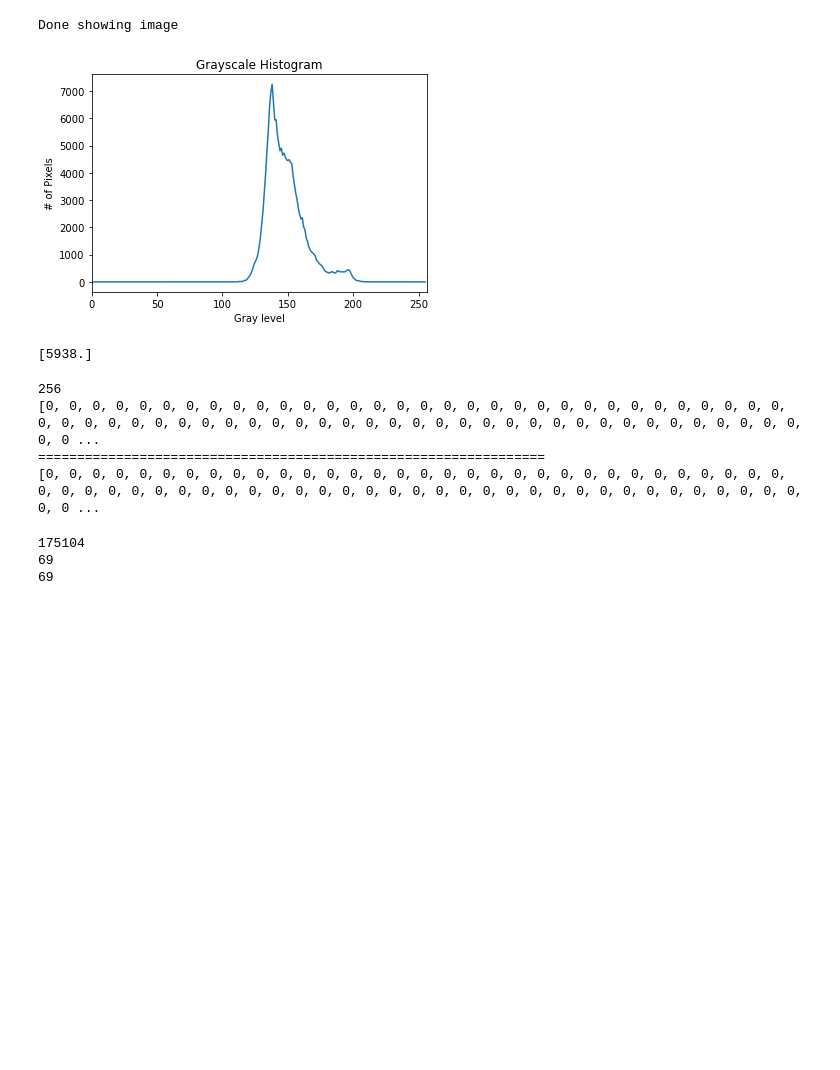
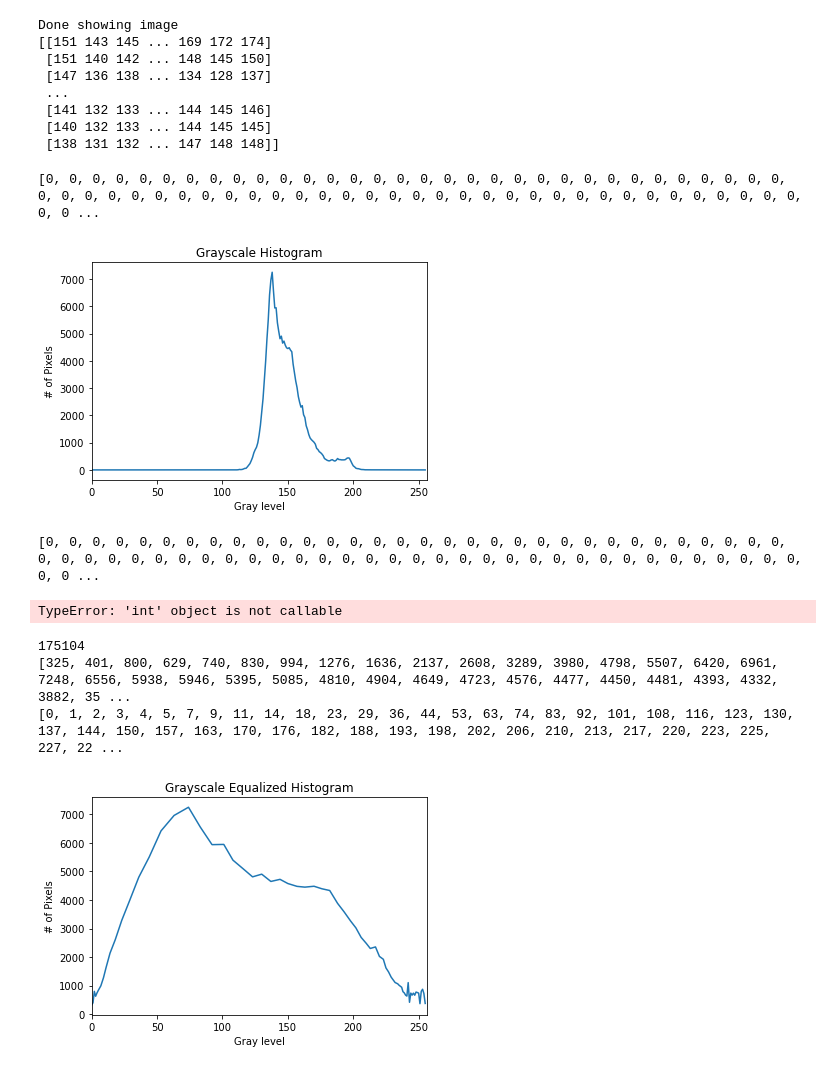
Before and after one commit to majockster/comp478_assignment1, a Jupyter notebook: assignment1_programming.ipynb, the cells around one changed output. Cells and saved outputs as stored; diff of their text form; code cells hidden in the pictures; blank space fills up the shorter version.

Commit message:
caclulate histogram

```diff
--- a/assignment1_programming.ipynb
+++ b/assignment1_programming.ipynb
@@ -8,9 +8,34 @@ cv2.waitKey(0)
 cv2.destroyAllWindows()
 
 print('Done showing image')
+print(current_image)
 # %% [output]
 Done showing image
+[[151 143 145 ... 169 172 174]
+ [151 140 142 ... 148 145 150]
+ [147 136 138 ... 134 128 137]
+ ...
+ [141 132 133 ... 144 145 146]
+ [140 132 133 ... 144 145 145]
+ [138 131 132 ... 147 148 148]]
 # %%
+rk = []
+for i in range(256):
+    rk.append(i)
+pixels_count_per_intensity = []
+sum = 0
+for x in rk:
+    for i in range(len(current_image)):
+        for j in range(len(current_image[i])):
+            if current_image[i][j] == x:
+                sum += 1
+    pixels_count_per_intensity.append(sum)
+    sum = 0
+# print(sum(pixels_count_per_intensity))
+print(pixels_count_per_intensity)
+
+
+
 hist = cv2.calcHist([current_image], [0], None, [256], [0,256])
 # print(hist)
 plt.figure()
@@ -21,8 +46,8 @@ plt.plot(hist)
 plt.xlim([0, 256])
 plt.show()
 # %% [output]
+[0, 0, 0, 0, 0, 0, 0, 0, 0, 0, 0, 0, 0, 0, 0, 0, 0, 0, 0, 0, 0, 0, 0, 0, 0, 0, 0, 0, 0, 0, 0, 0, 0, 0, 0, 0, 0, 0, 0, 0, 0, 0, 0, 0, 0, 0, 0, 0, 0, 0, 0, 0, 0, 0, 0, 0, 0, 0, 0, 0, 0, 0, 0, 0, 0, 0, 0 ...
 [figure]
-[5938.]
 # %%
 # equilized_image = cv2.equalizeHist(current_image)
 def get_length(a):
@@ -30,7 +55,7 @@ def get_length(a):
 np = map(get_length,hist)
 
 np = list(np)
-print(len(np))
+print(np)
 s = []
 sum_of_prob_r = 0
 sum_of_all_pixels = sum(np)
@@ -43,14 +68,12 @@ for i in range(len(np)):
     s.append(max_intensity * sum_of_prob_r)
 
 rounded_s = [int(round(num)) for num in s]
-print(rounded_s)
-print('=================================================================')
-print(np)
+# print(rounded_s)
+# print('=================================================================')
+# print(np)
 # %% [output]
-256
 [0, 0, 0, 0, 0, 0, 0, 0, 0, 0, 0, 0, 0, 0, 0, 0, 0, 0, 0, 0, 0, 0, 0, 0, 0, 0, 0, 0, 0, 0, 0, 0, 0, 0, 0, 0, 0, 0, 0, 0, 0, 0, 0, 0, 0, 0, 0, 0, 0, 0, 0, 0, 0, 0, 0, 0, 0, 0, 0, 0, 0, 0, 0, 0, 0, 0, 0 ...
-=================================================================
-[0, 0, 0, 0, 0, 0, 0, 0, 0, 0, 0, 0, 0, 0, 0, 0, 0, 0, 0, 0, 0, 0, 0, 0, 0, 0, 0, 0, 0, 0, 0, 0, 0, 0, 0, 0, 0, 0, 0, 0, 0, 0, 0, 0, 0, 0, 0, 0, 0, 0, 0, 0, 0, 0, 0, 0, 0, 0, 0, 0, 0, 0, 0, 0, 0, 0, 0 ...
+TypeError: 'int' object is not callable
 # %%
 def get_number_of_pixels_per_intensity(intensities_ptr, new_np):
     sum = 0
@@ -69,10 +92,20 @@ def get_number_of_pixels_per_intensity(intensities_ptr, new_np):
 intensities_ptr = []
 new_np = []
 get_number_of_pixels_per_intensity(intensities_ptr, new_np)
-print(sum(new_np))
-print(len(new_np))
-print(len(intensities_ptr))
+# print(sum(new_np))
+# print((new_np))
+# print((intensities_ptr))
 # %% [output]
 175104
-69
-69
+[325, 401, 800, 629, 740, 830, 994, 1276, 1636, 2137, 2608, 3289, 3980, 4798, 5507, 6420, 6961, 7248, 6556, 5938, 5946, 5395, 5085, 4810, 4904, 4649, 4723, 4576, 4477, 4450, 4481, 4393, 4332, 3882, 35 ...
+[0, 1, 2, 3, 4, 5, 7, 9, 11, 14, 18, 23, 29, 36, 44, 53, 63, 74, 83, 92, 101, 108, 116, 123, 130, 137, 144, 150, 157, 163, 170, 176, 182, 188, 193, 198, 202, 206, 210, 213, 217, 220, 223, 225, 227, 22 ...
+# %%
+plt.figure()
+plt.title("Grayscale Equalized Histogram")
+plt.xlabel("Gray level")
+plt.ylabel("# of Pixels")
+plt.plot(intensities_ptr, new_np)
+plt.xlim([0, 256])
+plt.show()
+# %% [output]
+[figure, added]
```
